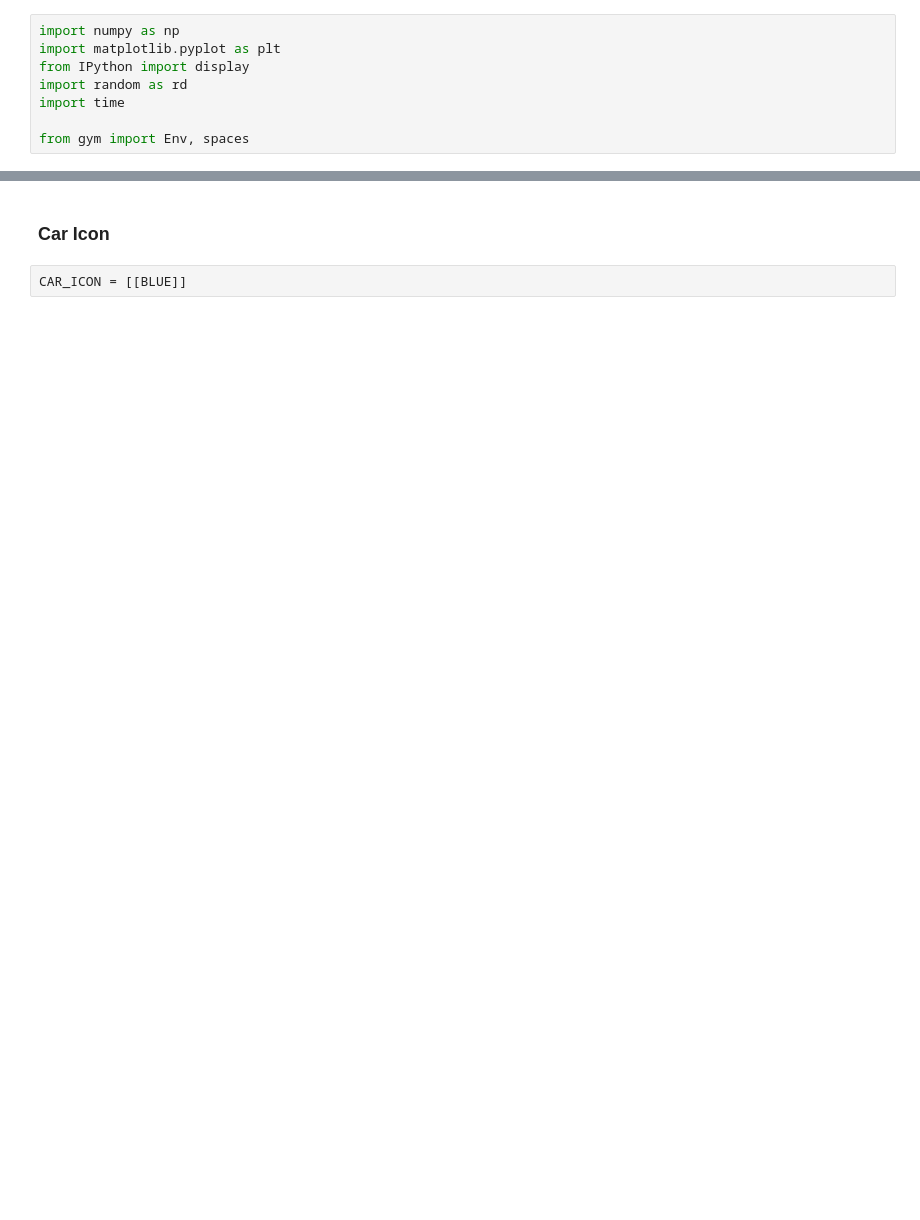
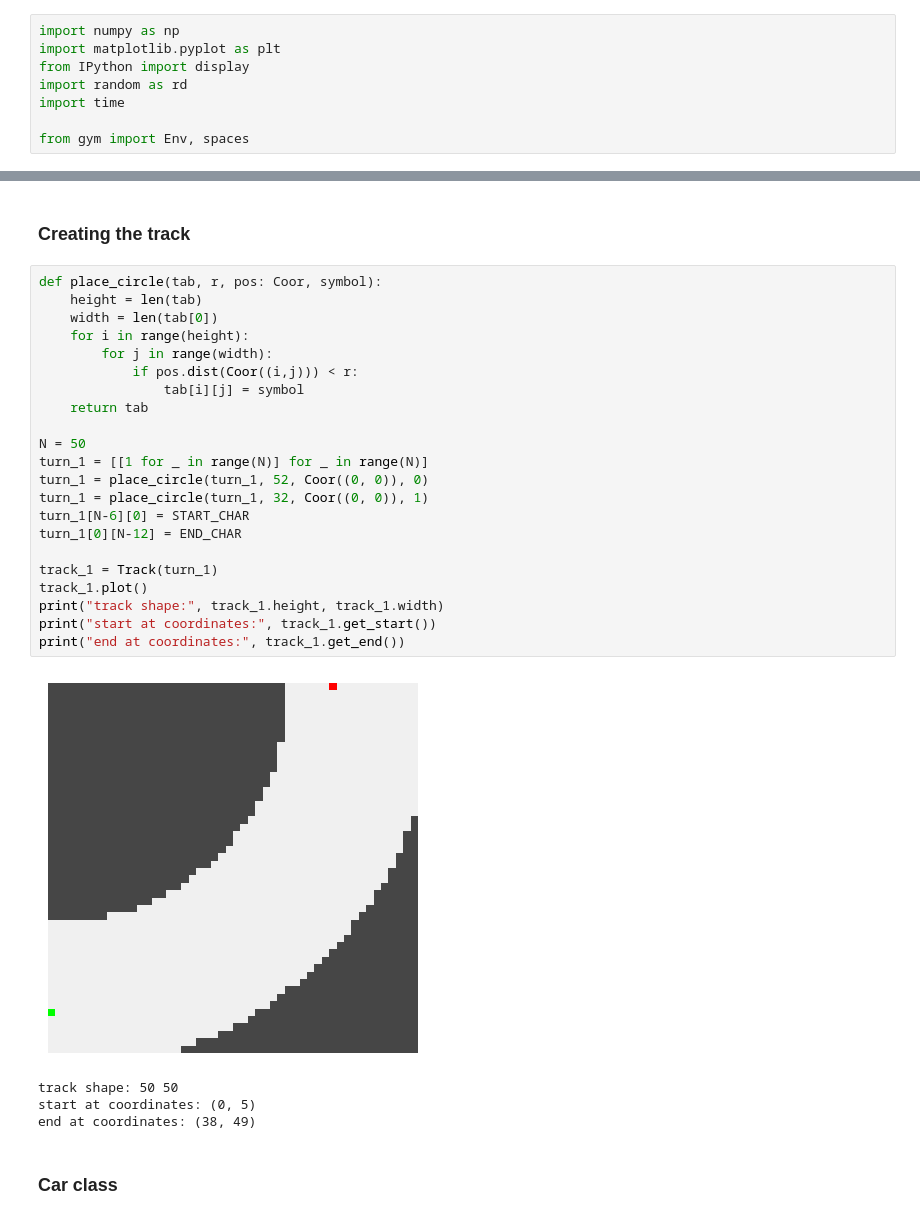
Before and after one commit to GeckSpy/EP-trajectory-optimisation, a Jupyter notebook: Environment/env_02.ipynb, the cells around one changed output, grey strips where cells are left out. Drawn from its saved outputs; the diff is of its cells as text; blank space fills up the shorter version.

Commit message:
creating env02: car class, modification track class

```diff
--- a/Environment/env_02.ipynb
+++ b/Environment/env_02.ipynb
@@ -142,4 +127,31 @@ start at coordinates: (4, 0)
+# %% [markdown]
+### Creating the track
+# %%
+def place_circle(tab, r, pos: Coor, symbol):
+    height = len(tab)
+    width = len(tab[0])
+    for i in range(height):
+        for j in range(width):
+            if pos.dist(Coor((i,j))) < r:
+                tab[i][j] = symbol
+    return tab
+
+N = 50
+turn_1 = [[1 for _ in range(N)] for _ in range(N)]
+turn_1 = place_circle(turn_1, 52, Coor((0, 0)), 0)
+turn_1 = place_circle(turn_1, 32, Coor((0, 0)), 1)
+turn_1[N-6][0] = START_CHAR
+turn_1[0][N-12] = END_CHAR
+
+track_1 = Track(turn_1)
+track_1.plot()
+print("track shape:", track_1.height, track_1.width)
+print("start at coordinates:", track_1.get_start())
+print("end at coordinates:", track_1.get_end())
+# %% [output]
+[figure, added]
+track shape: 50 50
+start at coordinates: (0, 5)
+end at coordinates: (38, 49)
 # %% [markdown]
-### Car Icon
+### Car class
-# %%
-CAR_ICON = [[BLUE]]
```
Also changed, not shown: parts of 19 cells of this notebook.
